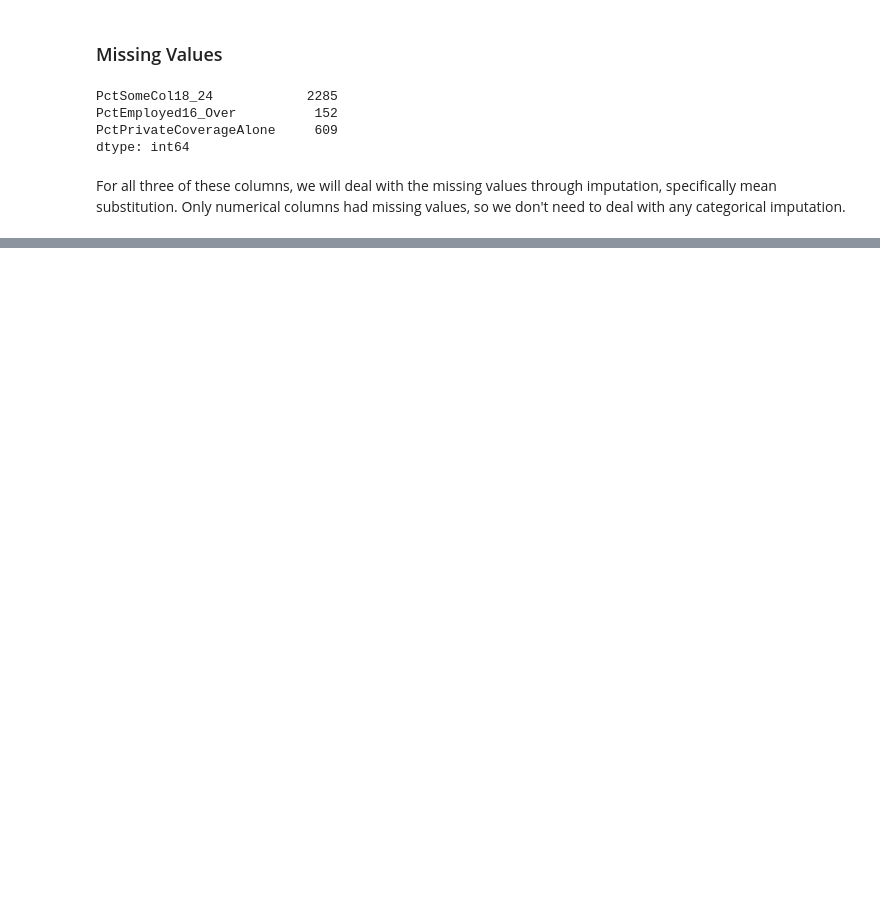
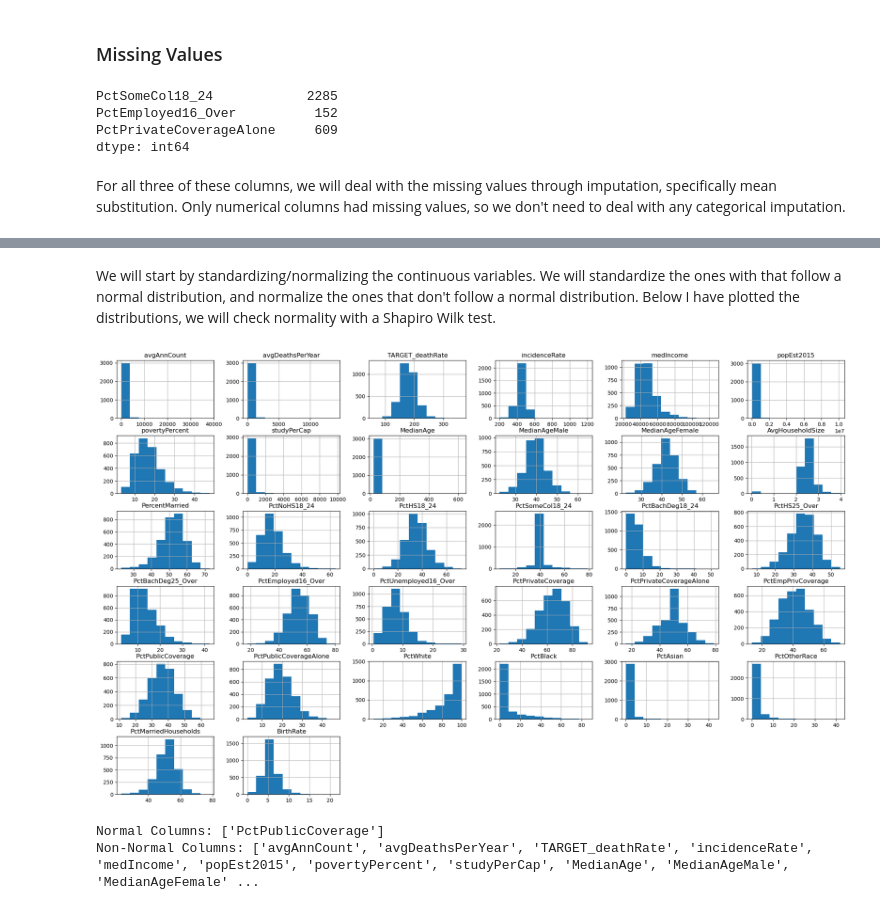
Before and after one commit to imadahmad97/ml_practice, a Jupyter notebook: models/supervised_learning/linear_regression/cancer_reg.ipynb, the cells around one changed output, grey strips where cells are left out. Drawn from its saved outputs; the diff is of its cells as text; code cells hidden in the pictures; blank space fills up the shorter version.

Commit message:
scaled data

```diff
--- a/models/supervised_learning/linear_regression/cancer_reg.ipynb
+++ b/models/supervised_learning/linear_regression/cancer_reg.ipynb
@@ -7,7 +9,7 @@ from sklearn.impute import SimpleImputer
 # Data Loading and Cleaning
 # %%
 pd.set_option('display.max_columns', 500)
-raw = pd.read_csv('cancer_reg.csv', encoding='ISO-8859-1')
+raw = pd.read_csv('cancer_reg.csv', encoding='ISO-8859-1').drop(columns=['Geography'])
 raw
 # %% [output]
 |  | avgAnnCount | avgDeathsPerYear | TARGET_deathRate | incidenceRate | medIncome | popEst2015 | povertyPercent | ... |
@@ -71,0 +69,4 @@ Series([], dtype: int64)
+# %%
+categorical_cols = ['binnedInc']
+categorical_data = raw[categorical_cols]
+numerical_data = raw.drop(columns=categorical_cols)
@@ -71,0 +89,21 @@ Series([], dtype: int64)
+# %% [markdown]
+We will start by standardizing/normalizing the continuous variables. We will standardize the ones with that follow a normal distribution, and normalize the ones that don't follow a normal distribution. Below I have plotted the distributions, we will check normality with a Shapiro Wilk test.
+# %%
+numerical_data.hist(figsize=(25,15));
+# %% [output]
+[figure, added]
+# %%
+normal_columns=[]
+non_normal_columns=[]
+for column in numerical_data.columns:
+    stat, p = stats.shapiro(numerical_data[column])
+    if p > 0.05:
+        normal_columns.append(column)
+    else:
+        non_normal_columns.append(column)
+
+print("Normal Columns:", normal_columns)
+print("Non-Normal Columns:", non_normal_columns)
+# %% [output]
+Normal Columns: ['PctPublicCoverage']
+Non-Normal Columns: ['avgAnnCount', 'avgDeathsPerYear', 'TARGET_deathRate', 'incidenceRate', 'medIncome', 'popEst2015', 'povertyPercent', 'studyPerCap', 'MedianAge', 'MedianAgeMale', 'MedianAgeFemale' ...
```
Also changed, not shown: parts of 13 cells of this notebook.
